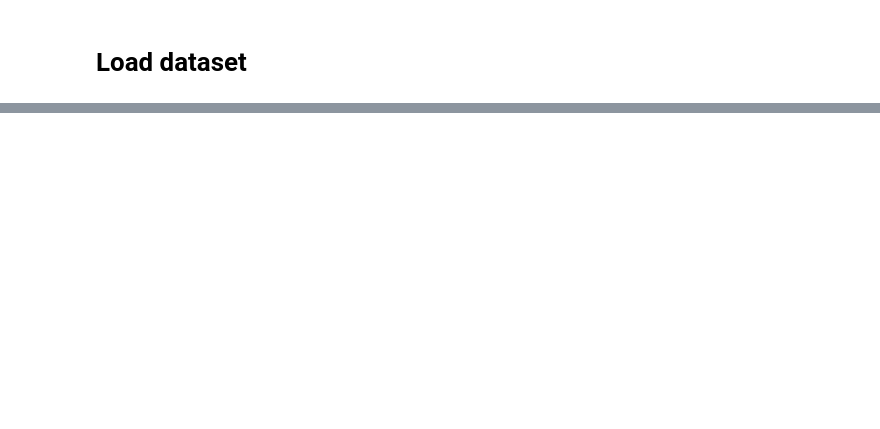
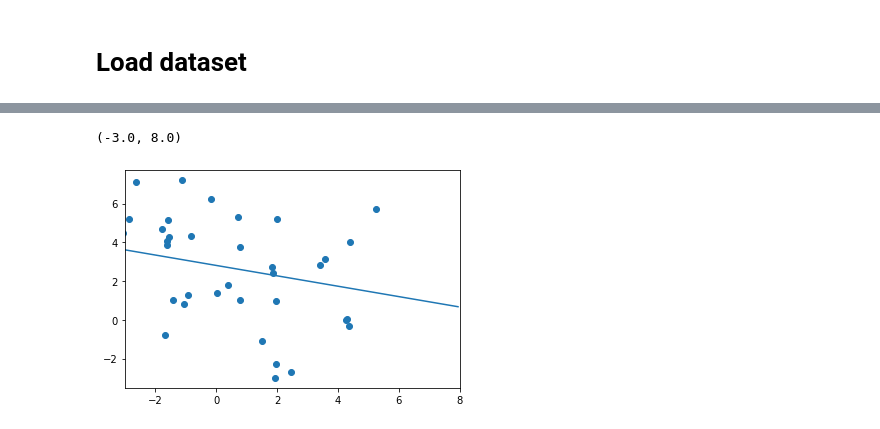
Before and after one commit to SizheQiu/LPiModulons, a Jupyter notebook: workflow/IM_activity_analysis.ipynb, the cells around one changed output, grey strips where cells are left out. Drawn from its saved outputs; the diff is of its cells as text; code cells hidden in the pictures; blank space fills up the shorter version.

```diff
--- a/workflow/IM_activity_analysis.ipynb
+++ b/workflow/IM_activity_analysis.ipynb
@@ -43,0 +82,12 @@ Text(15.0, 0.5, 'I-modulon')
+# %%
+A_hab = A[ A.columns[42:78] ]
+def func(x, a, b ):
+    return a*x + b
+popt, pcov = curve_fit(func, A_hab.iloc[16], A_hab.iloc[1])
+plt.scatter(A_hab.iloc[16], A_hab.iloc[1])
+x = np.arange(min(A_hab.iloc[16]),8.0)
+plt.plot(x, popt[0]*x+popt[1])
+plt.xlim([-3.0,8.0])
+# %% [output]
+(-3.0, 8.0)
+[figure, added]
```
Also changed, not shown: parts of 8 cells of this notebook, 12 other files.
